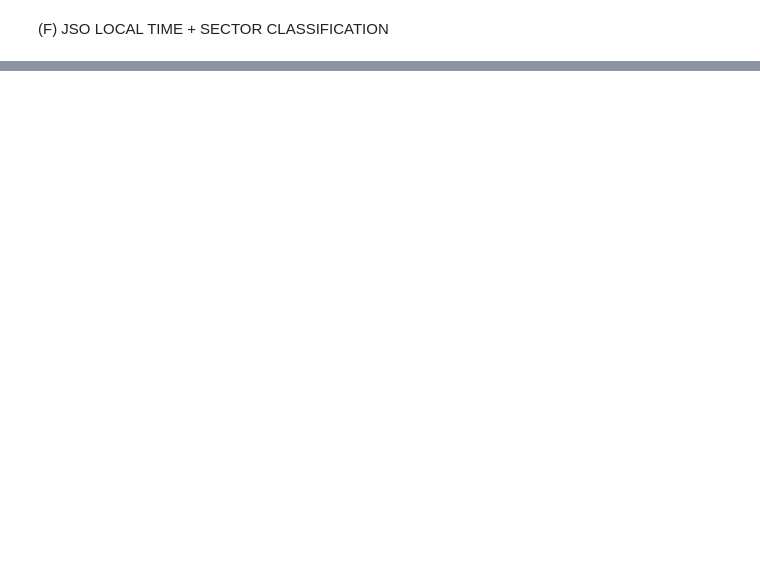
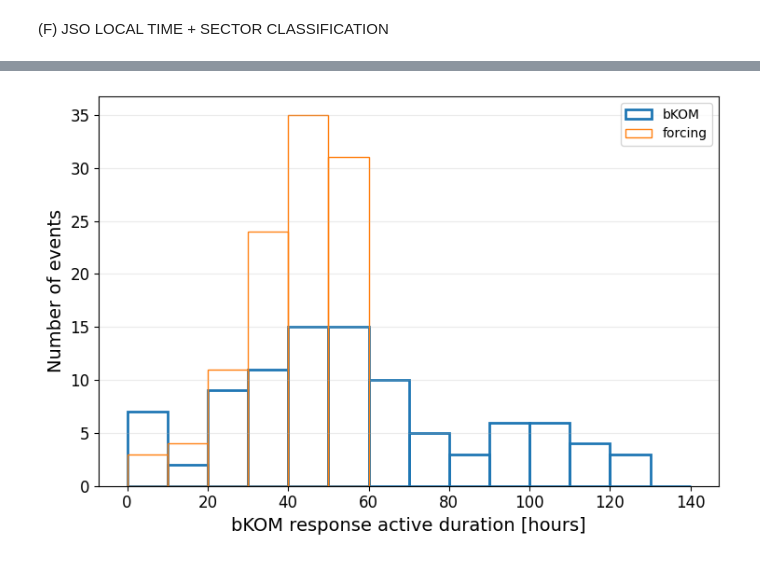
Before and after one commit to Kartav33/ERICA-JS, a Jupyter notebook: 02_event_detection.ipynb, the cells around one changed output, grey strips where cells are left out. Drawn from its saved outputs; the diff is of its cells as text; code cells hidden in the pictures; blank space fills up the shorter version.

```diff
--- a/02_event_detection.ipynb
+++ b/02_event_detection.ipynb
@@ -163,7 +163,7 @@ ID = 0
 PAR = [P_dyn, B_mag, n_tot, u_mag] # parameters
 
 # User-defined case. 0: default case, i.e., 95 %ile, 1: strict value (mean, median, or any certain value)
-CASE = 1
+CASE = 0
 # %%
 # Depending on the case value, the code will either take derivatioves or will work with a concrete value
 if CASE == 0 :
@@ -229,6 +229,8 @@ for t in rising.index:
                 "forcing_rise_duration_hr": forcing_rise_duration_hr,
                 "forcing_plateau_duration_hr": forcing_plateau_duration_hr,
                 "forcing_duration_hr": forcing_duration_hr,
+                "plateau_threshold": plateau_threshold,
+                "rise_end_value": rise_end_value,
             })
 
         in_forcing = False
@@ -593,12 +967,7 @@ df_combined = df_forcing.join(df_bkom, how="inner")
 # %%
 file_jso = '/obs/kkesri/code/ephem/juno_jup_xyz_jso_2016_2025.txt'
 
-df_jso = pd.read_csv(
-    file_jso,
-    comment="#",
-    sep=r"\s+",
-    names=["time", "x_jso", "y_jso", "z_jso"]
-)
+df_jso = pd.read_csv(file_jso, comment="#", sep=r"\s+", names=["time", "x_jso", "y_jso", "z_jso"])
 
 df_jso["time"] = pd.to_datetime(df_jso["time"])
 df_jso = df_jso.set_index("time").sort_index()
@@ -641,0 +1043,20 @@ print(df_combined)
+# %%
+data = df_combined.loc[df_combined["active_duration_hr"] < 130 , "active_duration_hr"]
+
+plt.figure(figsize=(7.5, 5))
+
+plt.hist(data, bins=np.arange(0, 150, 10), edgecolor='C0', facecolor='none', linewidth=2, label="bKOM")
+plt.hist(df_combined["forcing_duration_hr"], facecolor='none', edgecolor='C1', bins=np.arange(0,70,10), label="forcing")
+
+plt.xlabel("bKOM response active duration [hours]", fontsize=14)
+plt.ylabel("Number of events", fontsize=14)
+
+plt.xticks(fontsize=12)
+plt.yticks(fontsize=12)
+plt.grid(axis="y", alpha=0.25)
+
+plt.legend()
+plt.tight_layout()
+plt.show()
+# %% [output]
+[figure, added]
```
Also changed, not shown: parts of 10 cells of this notebook, 1 other file.
